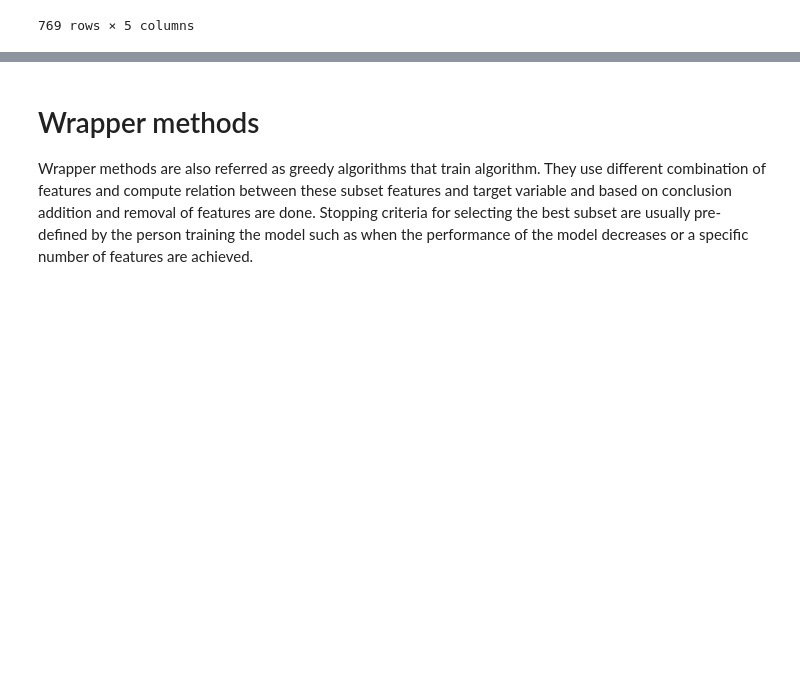
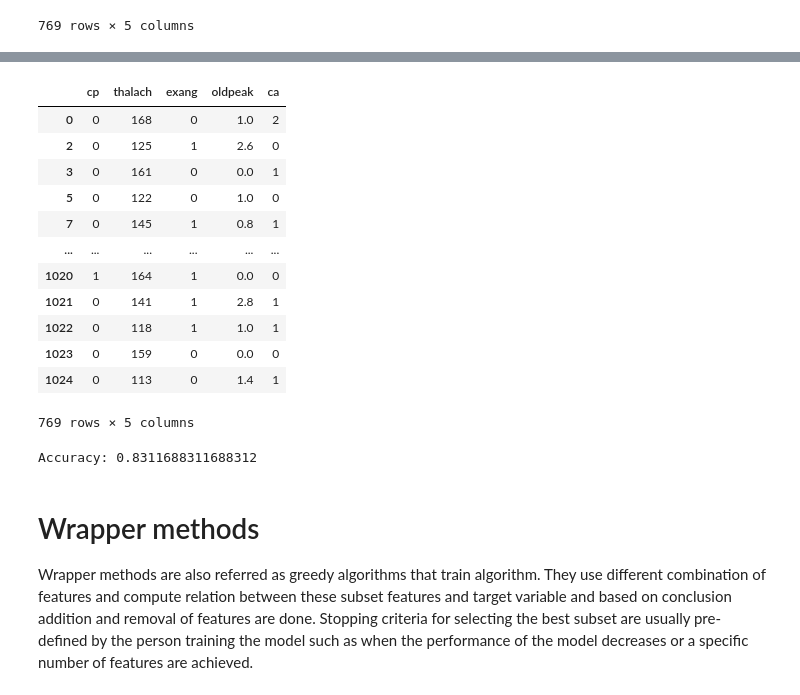
Before and after one commit to aryanmore07-blip/ok, a Jupyter notebook: codes.ipynb, the cells around one changed output, grey strips where cells are left out. Drawn from its saved outputs; the diff is of its cells as text; code cells hidden in the pictures; blank space fills up the shorter version.

```diff
--- a/codes.ipynb
+++ b/codes.ipynb
@@ -379,3 +455,42 @@ X_selected
+# %%
+from sklearn.feature_selection import chi2
+from sklearn.feature_selection import SelectKBest
+
+selector = SelectKBest(chi2, k=5)
+X_new = selector.fit_transform(X, y)
+
+selected_feature_indices = selector.get_support(indices=True)
+selected_feature_names = X.columns[selected_feature_indices]
+
+X_selected = X[selected_feature_names]
+
+X_selected
+# %% [output]
+|  | cp | thalach | exang | oldpeak | ca |
+| 0 | 0 | 168 | 0 | 1.0 | 2 |
+| 2 | 0 | 125 | 1 | 2.6 | 0 |
+| 3 | 0 | 161 | 0 | 0.0 | 1 |
+| 5 | 0 | 122 | 0 | 1.0 | 0 |
+| 7 | 0 | 145 | 1 | 0.8 | 1 |
+| ... | ... | ... | ... | ... | ... |
+| 1020 | 1 | 164 | 1 | 0.0 | 0 |
+| 1021 | 0 | 141 | 1 | 2.8 | 1 |
+| 1022 | 0 | 118 | 1 | 1.0 | 1 |
+| 1023 | 0 | 159 | 0 | 0.0 | 0 |
+| 1024 | 0 | 113 | 0 | 1.4 | 1 |
+769 rows × 5 columns
+# %%
+X_train, X_test, y_train, y_test = train_test_split(X_selected, y, test_size=0.2, random_state=4)
+
+
+model = LogisticRegression(max_iter=100000)
+model.fit(X_train, y_train)
+
+y_pred = model.predict(X_test)
+accuracy = accuracy_score(y_test, y_pred)
+print(f"Accuracy: {accuracy}")
+# %% [output]
+Accuracy: 0.8311688311688312
 # %% [markdown]
 # Wrapper methods
 Wrapper methods are also referred as greedy algorithms that train algorithm. They use different combination of features and compute relation between these subset features and target variable and based on conclusion addition and removal of features are done. Stopping criteria for selecting the best subset are usually pre-defined by the person training the model such as when the performance of the model decreases or a specific number of features are achieved.
```
Also changed, not shown: parts of 11 cells of this notebook.
